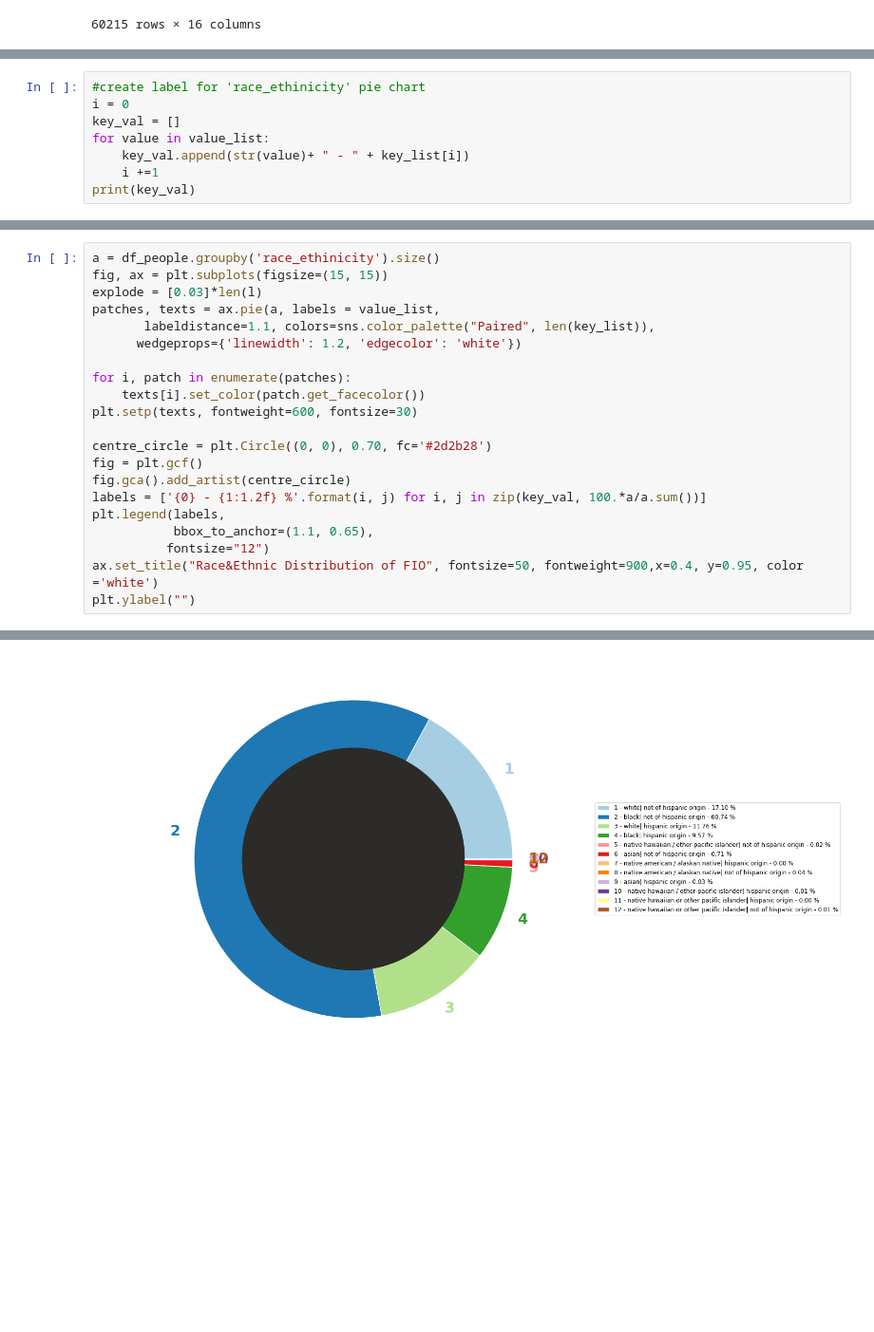
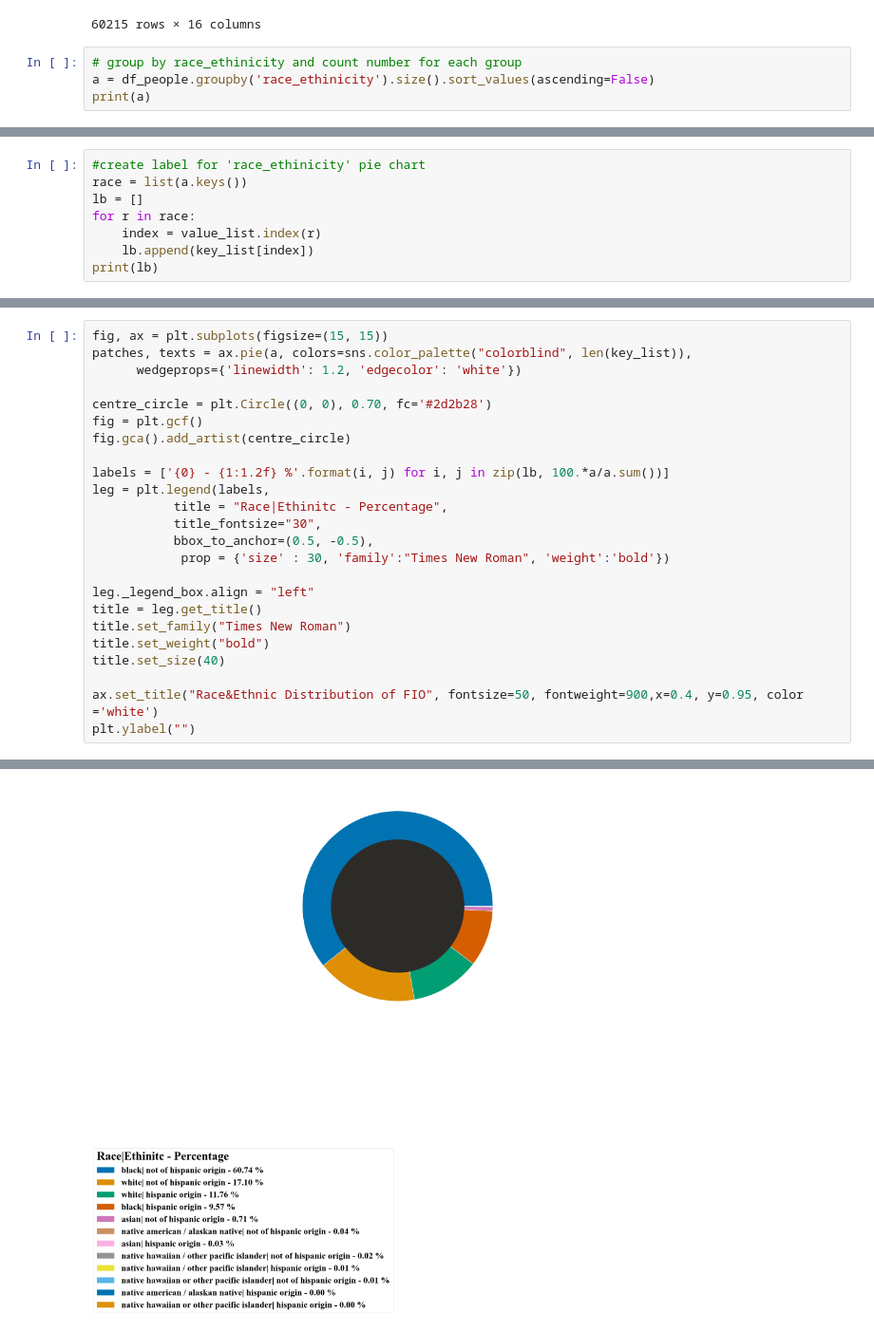
Before and after one commit to amaniiikhan/bp-index, a Jupyter notebook: fio_visulization_code/xc410_race.ipynb, the cells around one changed output, grey strips where cells are left out. Shown: that part at 95% size. Drawn from its saved outputs; the diff is of its cells as text; blank space fills up the shorter version.

Commit message:
renew the graph so that the legend is order by percentage

```diff
--- a/fio_visulization_code/xc410_race.ipynb
+++ b/fio_visulization_code/xc410_race.ipynb
@@ -73,3 +66,7 @@ df_people
 | 97953 | FC22005697 | man | white | NaN | medium | NaN | NaN | 40.0 | hispanic origin | NaN | ... |
 | 97954 | FC23000049 | man | black | NaN | thin | NaN | NaN | 15.0 | not of hispanic origin | dark | ... |
 60215 rows × 16 columns
+# %%
+# group by race_ethinicity and count number for each group
+a = df_people.groupby('race_ethinicity').size().sort_values(ascending=False)
+print(a)
@@ -76,9 +88,9 @@ df_people
 # %%
 #create label for 'race_ethinicity' pie chart
-i = 0
-key_val = []
-for value in value_list:
-    key_val.append(str(value)+ " - " + key_list[i])
-    i +=1
-print(key_val)
+race = list(a.keys())
+lb = []
+for r in race:
+    index = value_list.index(r)
+    lb.append(key_list[index])
+print(lb)
 # %% [output]
@@ -111,24 +98,27 @@ Text(0, 0.5, '')
 # %%
-a = df_people.groupby('race_ethinicity').size()
 fig, ax = plt.subplots(figsize=(15, 15))
-explode = [0.03]*len(l)
-patches, texts = ax.pie(a, labels = value_list,
-       labeldistance=1.1, colors=sns.color_palette("Paired", len(key_list)),
+patches, texts = ax.pie(a, colors=sns.color_palette("colorblind", len(key_list)),
       wedgeprops={'linewidth': 1.2, 'edgecolor': 'white'})
-
-for i, patch in enumerate(patches):
-    texts[i].set_color(patch.get_facecolor())
-plt.setp(texts, fontweight=600, fontsize=30)
 
 centre_circle = plt.Circle((0, 0), 0.70, fc='#2d2b28')
 fig = plt.gcf()
 fig.gca().add_artist(centre_circle)
-labels = ['{0} - {1:1.2f} %'.format(i, j) for i, j in zip(key_val, 100.*a/a.sum())]
-plt.legend(labels,
-           bbox_to_anchor=(1.1, 0.65),
-          fontsize="12")
+
+labels = ['{0} - {1:1.2f} %'.format(i, j) for i, j in zip(lb, 100.*a/a.sum())]
+leg = plt.legend(labels,
+           title = "Race|Ethinitc - Percentage",
+           title_fontsize="30",
+           bbox_to_anchor=(0.5, -0.5),
+            prop = {'size' : 30, 'family':"Times New Roman", 'weight':'bold'})
+
+leg._legend_box.align = "left"
+title = leg.get_title()
+title.set_family("Times New Roman")
+title.set_weight("bold")
+title.set_size(40)
+
 ax.set_title("Race&Ethnic Distribution of FIO", fontsize=50, fontweight=900,x=0.4, y=0.95, color ='white')
 plt.ylabel("")
 # %% [output]
 Text(0, 0.5, '')
-[figure, old version]
+[figure, new version]
```
Also changed, not shown: parts of 7 cells of this notebook.
